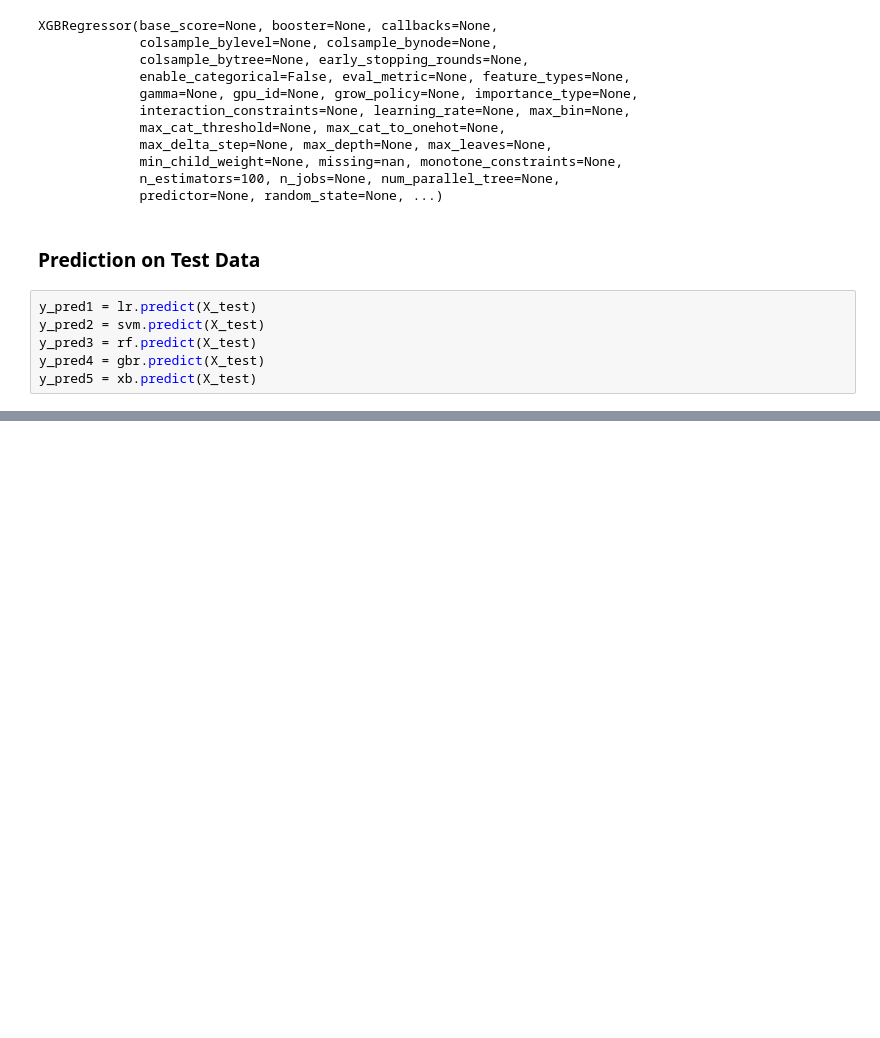
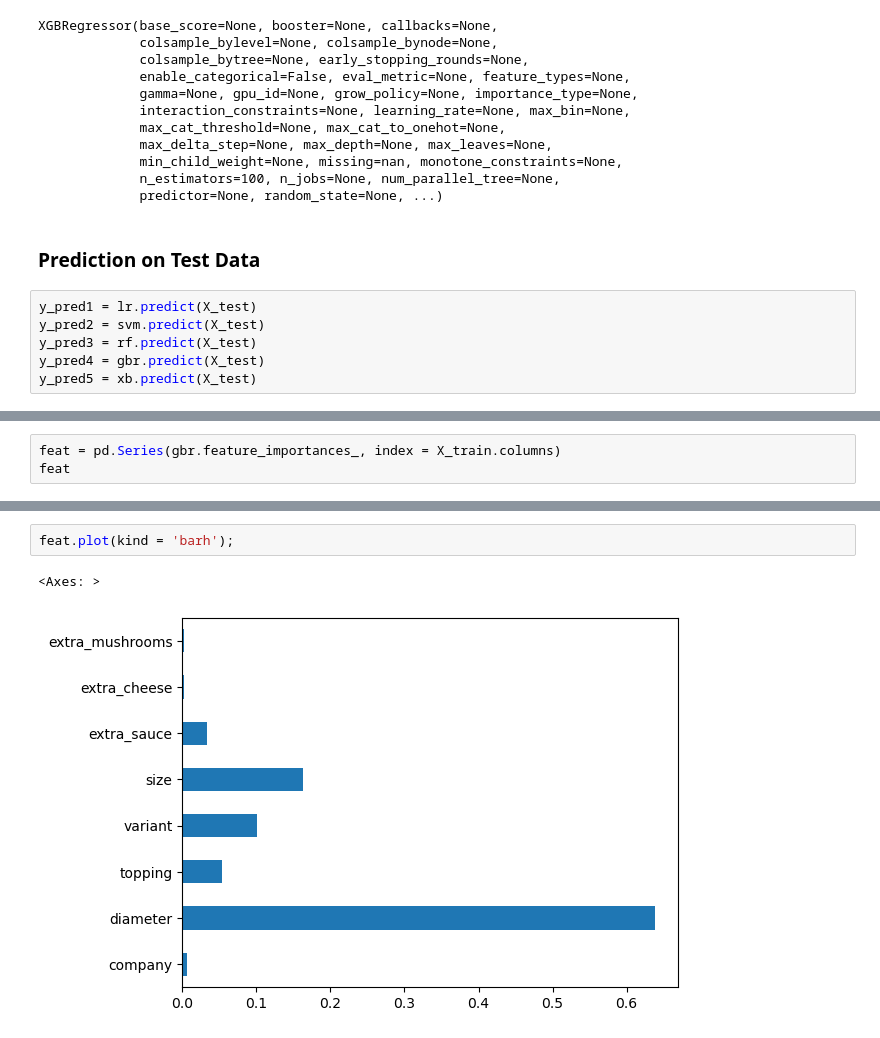
Before and after one commit to Edy-Mochamad/Machine_Learning_project-Pizza_price_Prediction, a Jupyter notebook: notebook.ipynb, the cells around one changed output, grey strips where cells are left out. Cells and saved outputs as stored; diff of their text form; blank space fills up the shorter version.

```diff
--- a/notebook.ipynb
+++ b/notebook.ipynb
@@ -502,0 +569,3 @@ y_pred5 = xb.predict(X_test)
+# %%
+feat = pd.Series(gbr.feature_importances_, index = X_train.columns)
+feat
@@ -502,0 +582,5 @@ y_pred5 = xb.predict(X_test)
+# %%
+feat.plot(kind = 'barh');
+# %% [output]
+<Axes: >
+[figure, added]
```
Also changed, not shown: parts of 15 cells of this notebook.
